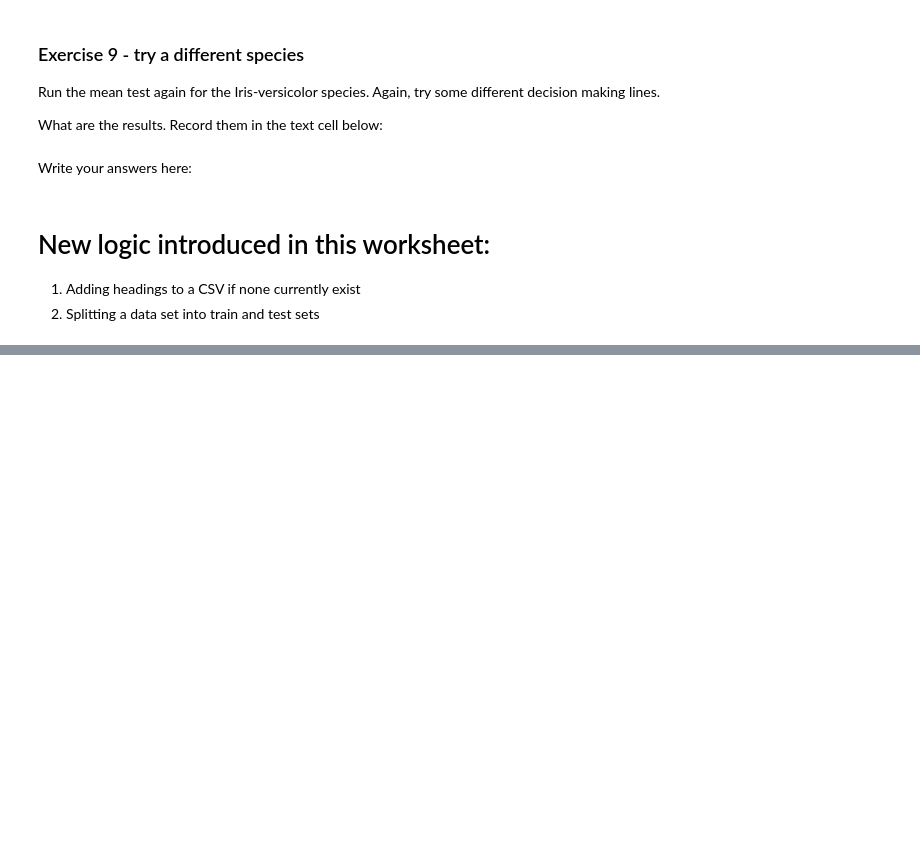
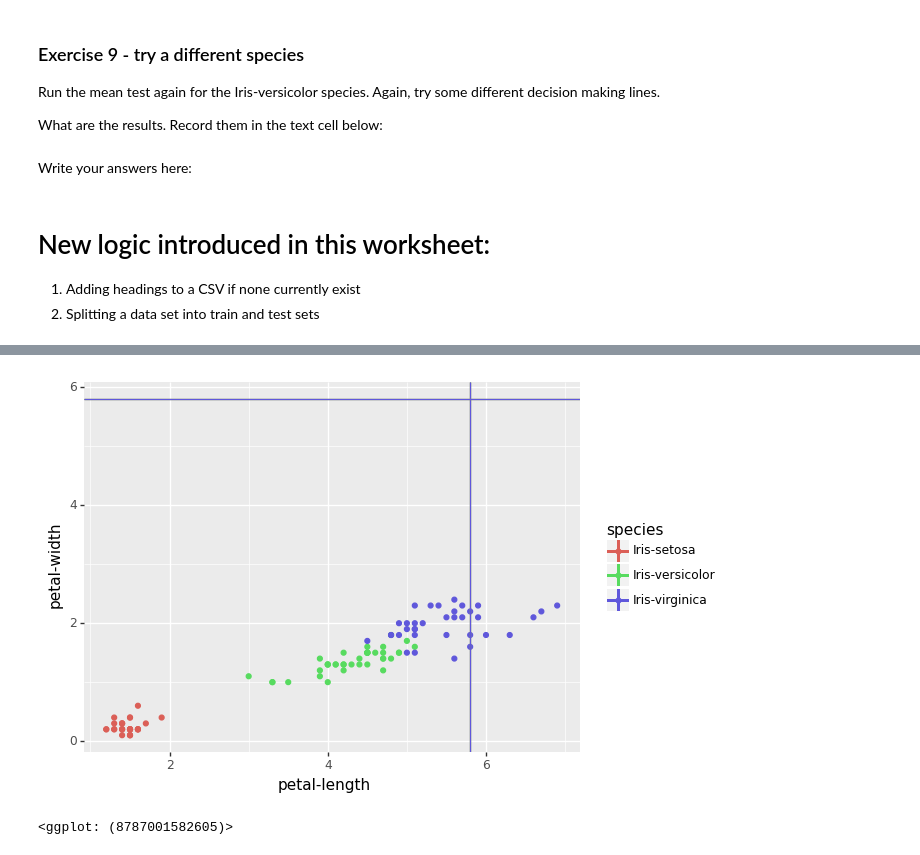
Before and after one commit to EllenSakkla/-PythonFundamentals, a Jupyter notebook: projects/Decision_Tree_coded_model.ipynb, the cells around one changed output, grey strips where cells are left out. Cells and saved outputs as stored; diff of their text form; code cells hidden in the pictures; blank space fills up the shorter version.

```diff
--- a/projects/Decision_Tree_coded_model.ipynb
+++ b/projects/Decision_Tree_coded_model.ipynb
@@ -1019,0 +1020,7 @@ ggplot(train, aes(x='petal-length', y='petal-width', color='species')) + geom_po
+# %%
+## this type of plot will show the distribution on a chart
+from plotnine import *
+ggplot(train, aes(x='petal-length', y='petal-width', color='species')) + geom_point() + geom_vline(train, aes(xintercept=train['sepal-length'].median(), color='species')) + geom_hline(train, aes(yintercept=train['sepal-length'].median(), color='species'))
+# %% [output]
+[figure, added]
+<ggplot: (8787001582605)>
```
Also changed, not shown: parts of 12 cells of this notebook.
